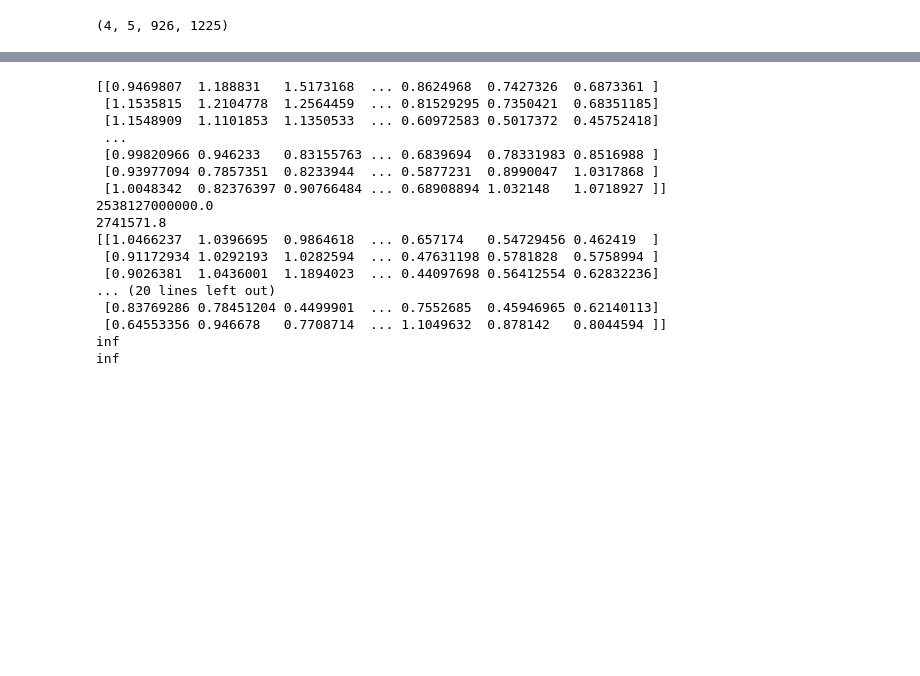
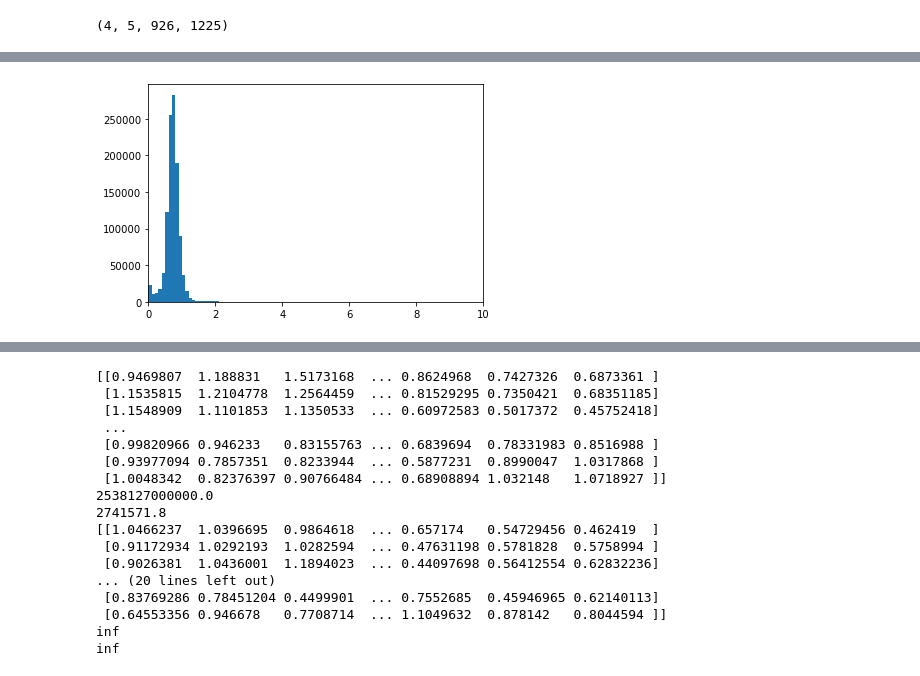
Before and after one commit to aewindle110/DroneWQ, a Jupyter notebook: testing_functions.ipynb, the cells around one changed output, grey strips where cells are left out. Cells and saved outputs as stored; diff of their text form; code cells hidden in the pictures; blank space fills up the shorter version.

```diff
--- a/testing_functions.ipynb
+++ b/testing_functions.ipynb
@@ -582,0 +572,8 @@ np.nanmax(chl_oc_index)
+# %%
+chl_oc_index[chl_oc_index > 50] = 50
+# %%
+plt.hist(chl_oc_index.flatten(),bins=500)
+plt.xlim(0,10)
+plt.show()
+# %% [output]
+[figure, added]
```
Also changed, not shown: parts of 18 cells of this notebook, 1 other file.
